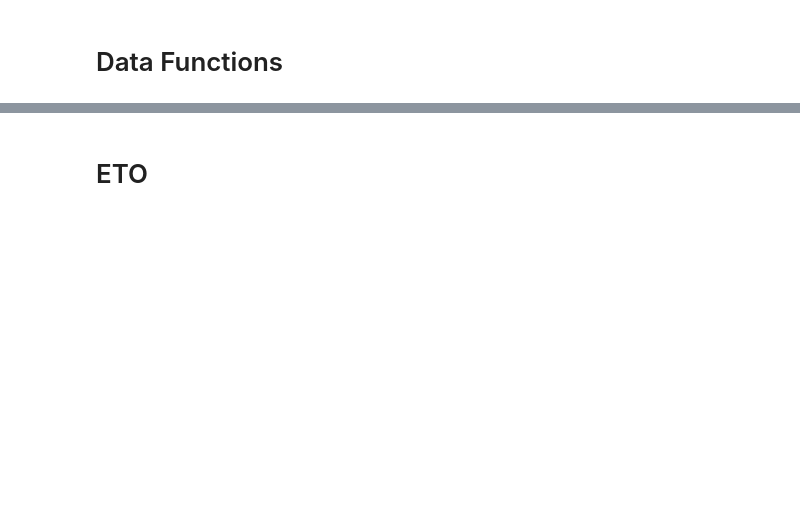
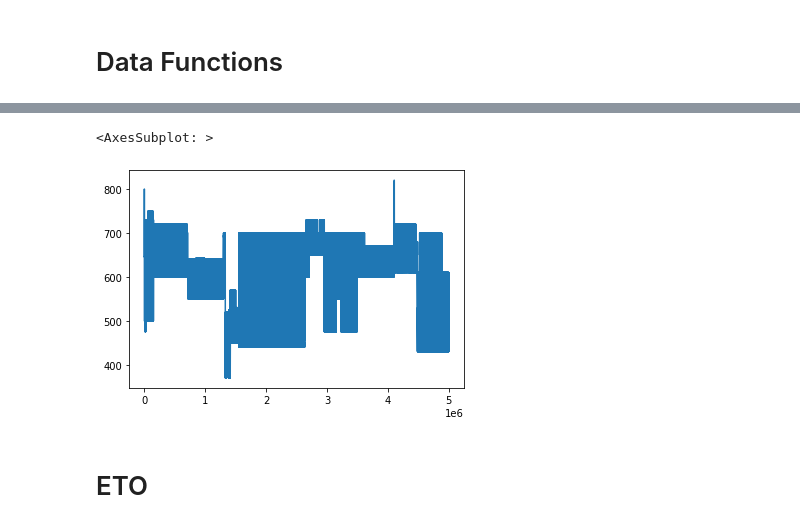
Before and after one commit to Bycarkos/DataHack_Wine_Prediction, a Jupyter notebook: src/Exploracio_Df_Carlos.ipynb, the cells around one changed output, grey strips where cells are left out. Saved outputs shown, nothing was run; the diff lists cells and outputs as text; code cells hidden in the pictures; blank space fills up the shorter version.

```diff
--- a/src/Exploracio_Df_Carlos.ipynb
+++ b/src/Exploracio_Df_Carlos.ipynb
@@ -178,0 +156,3 @@ array([26, 32, 59, 40, 87, 17, 52, 81, 68,  9, 71, 15, 84, 62,  8, 43, 65,
+# %%
+regr = RandomForestRegressor(max_depth=5,n_jobs=-1, verbose=1, random_state=0)
+regr.fit(X_train, y_train)
@@ -178,0 +164,2 @@ array([26, 32, 59, 40, 87, 17, 52, 81, 68,  9, 71, 15, 84, 62,  8, 43, 65,
+# %%
+predictions = (regr.predict(X_test))
@@ -178,0 +170,2 @@ array([26, 32, 59, 40, 87, 17, 52, 81, 68,  9, 71, 15, 84, 62,  8, 43, 65,
+# %%
+joined.loc[joined["ALTITUD"] == "nan", "ALTITUD"] = predictions
@@ -178,0 +193,5 @@ array([26, 32, 59, 40, 87, 17, 52, 81, 68,  9, 71, 15, 84, 62,  8, 43, 65,
+# %%
+joined.loc[joined["ALTITUD"] != "nan", "ALTITUD"].plot()
+# %% [output]
+<AxesSubplot: >
+[figure, added]
```
Also changed, not shown: parts of 30 cells of this notebook, 7 other files.
